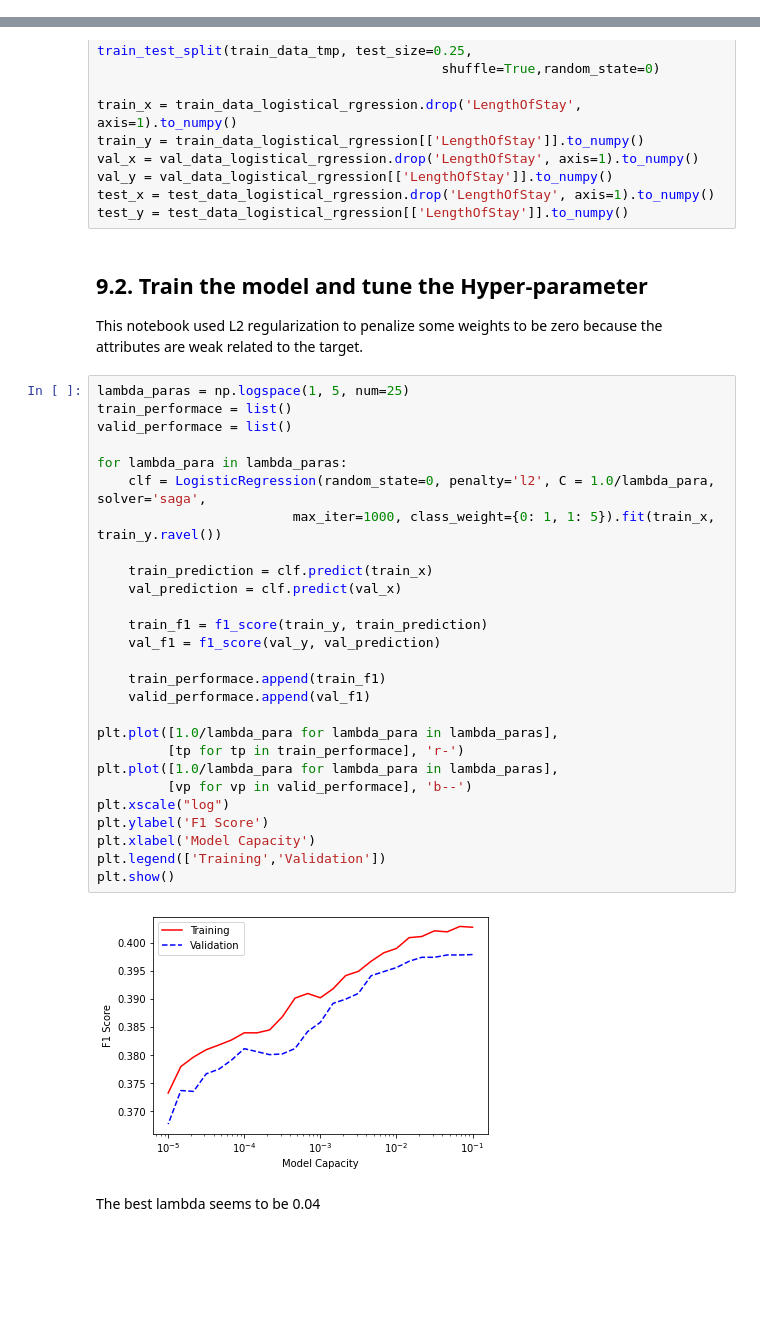
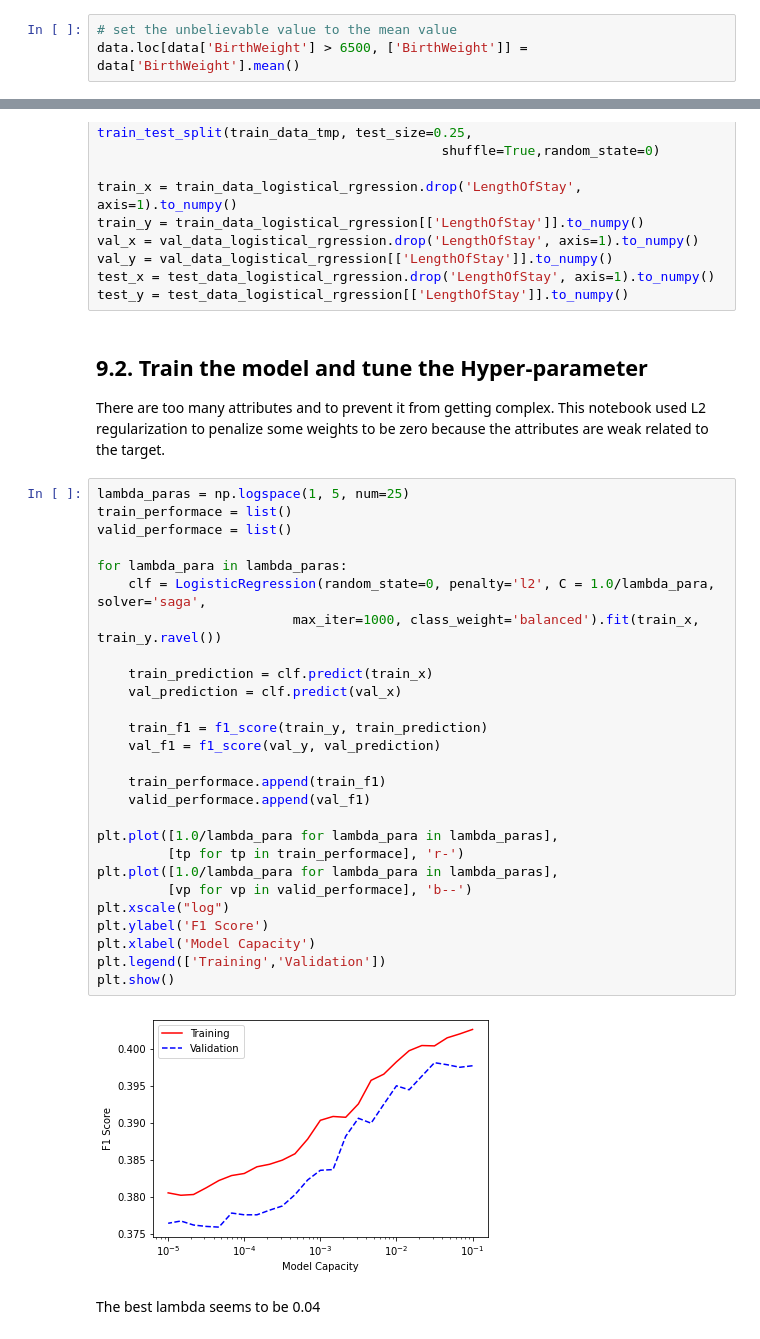
Before and after one commit to qinqin65/MachineLerningAssignment1, a Jupyter notebook: s3805989_assignment1.ipynb, the cells around one changed output, grey strips where cells are left out. Cells and saved outputs as stored; diff of their text form; blank space fills up the shorter version.

```diff
--- a/s3805989_assignment1.ipynb
+++ b/s3805989_assignment1.ipynb
@@ -177,3 +179,6 @@ We can also see that there are some anomolies, but there is no way to investigat
+# %%
+# set the unbelievable value to the mean value
+data.loc[data['BirthWeight'] > 6500, ['BirthWeight']] = data['BirthWeight'].mean()
 # %% [markdown]
 ## 6.3. Show the correlation map
 # %%
@@ -251,36 +257,36 @@ test_x = test_data_logistical_rgression.drop('LengthOfStay', axis=1).to_numpy()
 test_y = test_data_logistical_rgression[['LengthOfStay']].to_numpy()
 # %% [markdown]
 ## 9.2. Train the model and tune the Hyper-parameter
-This notebook used L2 regularization to penalize some weights to be zero because the attributes are weak related to the target.
+There are too many attributes and to prevent it from getting complex. This notebook used L2 regularization to penalize some weights to be zero because the attributes are weak related to the target.
 # %%
 lambda_paras = np.logspace(1, 5, num=25)
 train_performace = list()
 valid_performace = list()
 
 for lambda_para in lambda_paras:
     clf = LogisticRegression(random_state=0, penalty='l2', C = 1.0/lambda_para, solver='saga',
-                         max_iter=1000, class_weight={0: 1, 1: 5}).fit(train_x, train_y.ravel())
+                         max_iter=1000, class_weight='balanced').fit(train_x, train_y.ravel())
 
     train_prediction = clf.predict(train_x)
     val_prediction = clf.predict(val_x)
 
     train_f1 = f1_score(train_y, train_prediction)
     val_f1 = f1_score(val_y, val_prediction)
 
     train_performace.append(train_f1)
     valid_performace.append(val_f1)
 
 plt.plot([1.0/lambda_para for lambda_para in lambda_paras],
          [tp for tp in train_performace], 'r-')
 plt.plot([1.0/lambda_para for lambda_para in lambda_paras],
          [vp for vp in valid_performace], 'b--')
 plt.xscale("log")
 plt.ylabel('F1 Score')
 plt.xlabel('Model Capacity')
 plt.legend(['Training','Validation'])
 plt.show()
 # %% [output]
-[figure, old version]
+[figure, new version]
 # %% [markdown]
 The best lambda seems to be 0.04
 # %% [markdown]
```
Also changed, not shown: parts of 36 cells of this notebook, 1 other file.
